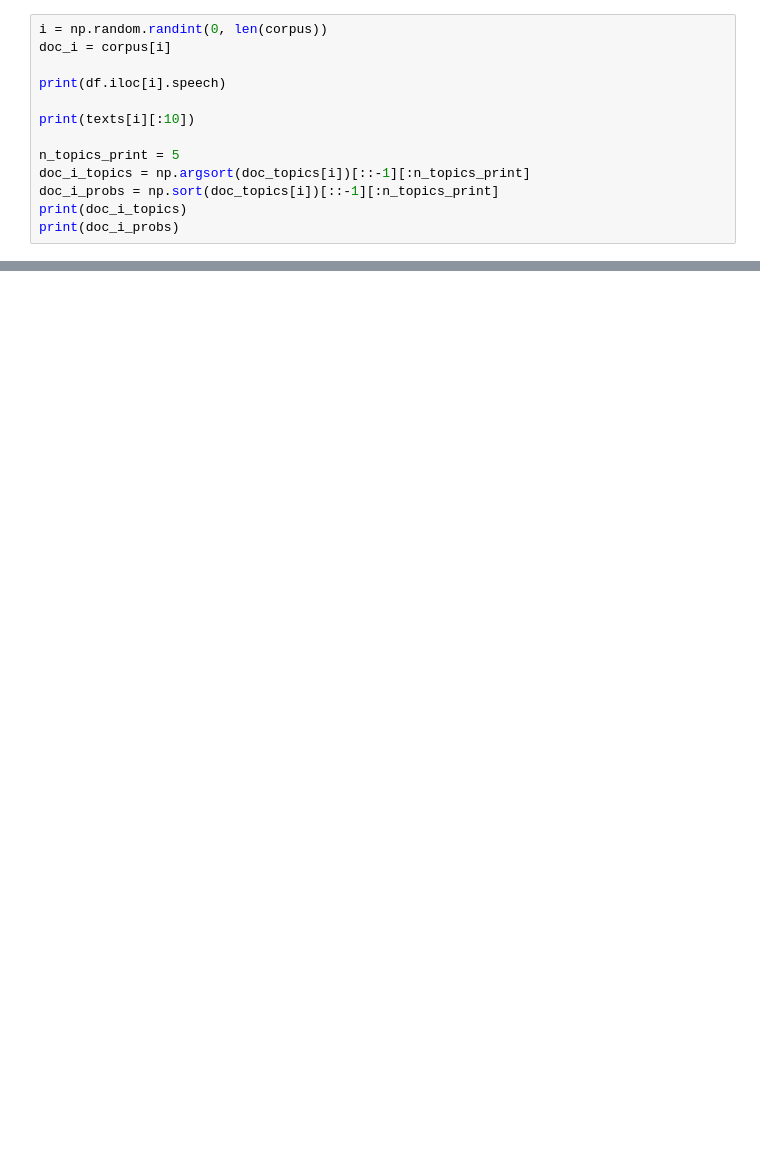
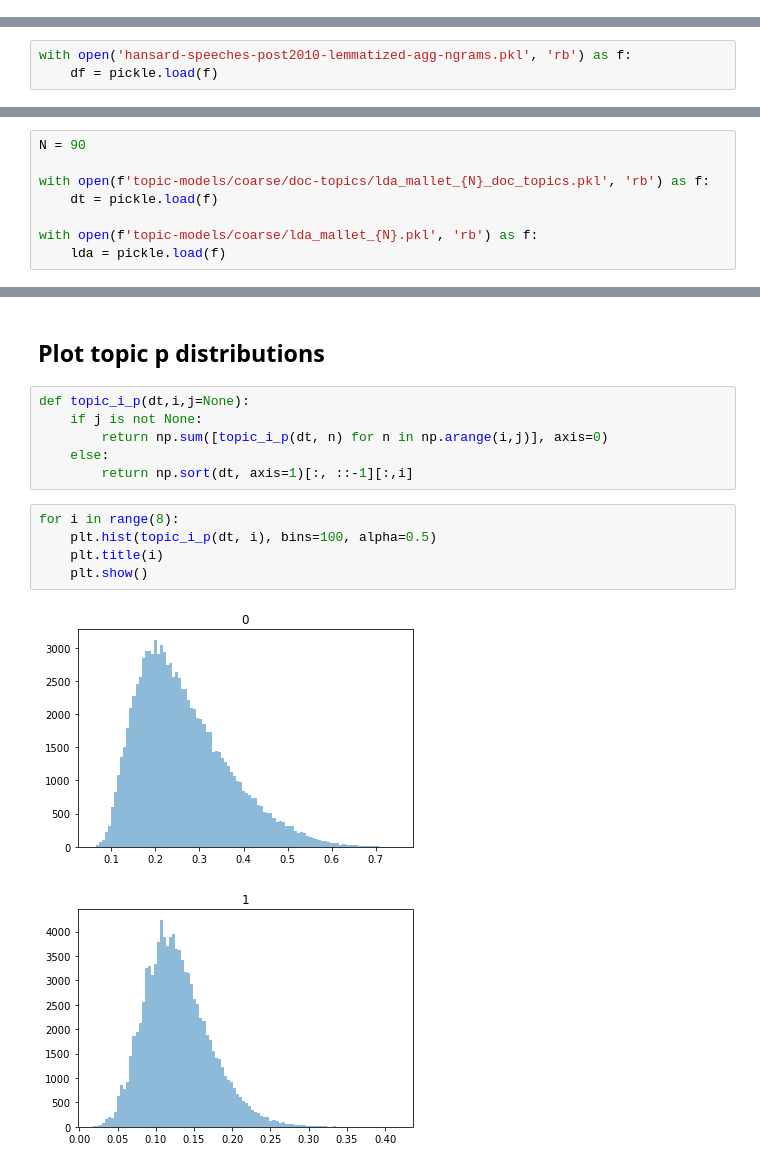
Before and after one commit to bendennes/hansard-nlp, a Jupyter notebook: 4_lda_topic_modelling.ipynb, the cells around one changed output, grey strips where cells are left out. Cells and saved outputs as stored; diff of their text form; blank space fills up the shorter version.

```diff
--- a/4_lda_topic_modelling.ipynb
+++ b/4_lda_topic_modelling.ipynb
@@ -344,13 +0,0 @@ plt.plot(coherences)
-# %%
-i = np.random.randint(0, len(corpus))
-doc_i = corpus[i]
-
-print(df.iloc[i].speech)
-
-print(texts[i][:10])
-
-n_topics_print = 5
-doc_i_topics = np.argsort(doc_topics[i])[::-1][:n_topics_print]
-doc_i_probs = np.sort(doc_topics[i])[::-1][:n_topics_print]
-print(doc_i_topics)
-print(doc_i_probs)
@@ -429,0 +7,3 @@ Name: lemmas, Length: 65, dtype: bool
+# %%
+with open('hansard-speeches-post2010-lemmatized-agg-ngrams.pkl', 'rb') as f:
+    df = pickle.load(f)
@@ -429,0 +292,8 @@ Name: lemmas, Length: 65, dtype: bool
+# %%
+N = 90
+
+with open(f'topic-models/coarse/doc-topics/lda_mallet_{N}_doc_topics.pkl', 'rb') as f:
+    dt = pickle.load(f)
+
+with open(f'topic-models/coarse/lda_mallet_{N}.pkl', 'rb') as f:
+    lda = pickle.load(f)
@@ -429,0 +360,16 @@ Name: lemmas, Length: 65, dtype: bool
+# %% [markdown]
+## Plot topic p distributions
+# %%
+def topic_i_p(dt,i,j=None):
+    if j is not None:
+        return np.sum([topic_i_p(dt, n) for n in np.arange(i,j)], axis=0)
+    else:
+        return np.sort(dt, axis=1)[:, ::-1][:,i]
+# %%
+for i in range(8):
+    plt.hist(topic_i_p(dt, i), bins=100, alpha=0.5)
+    plt.title(i)
+    plt.show()
+# %% [output]
+[figure, added]
+[figure, added]
```
Also changed, not shown: parts of 107 cells of this notebook, 2 other files.
